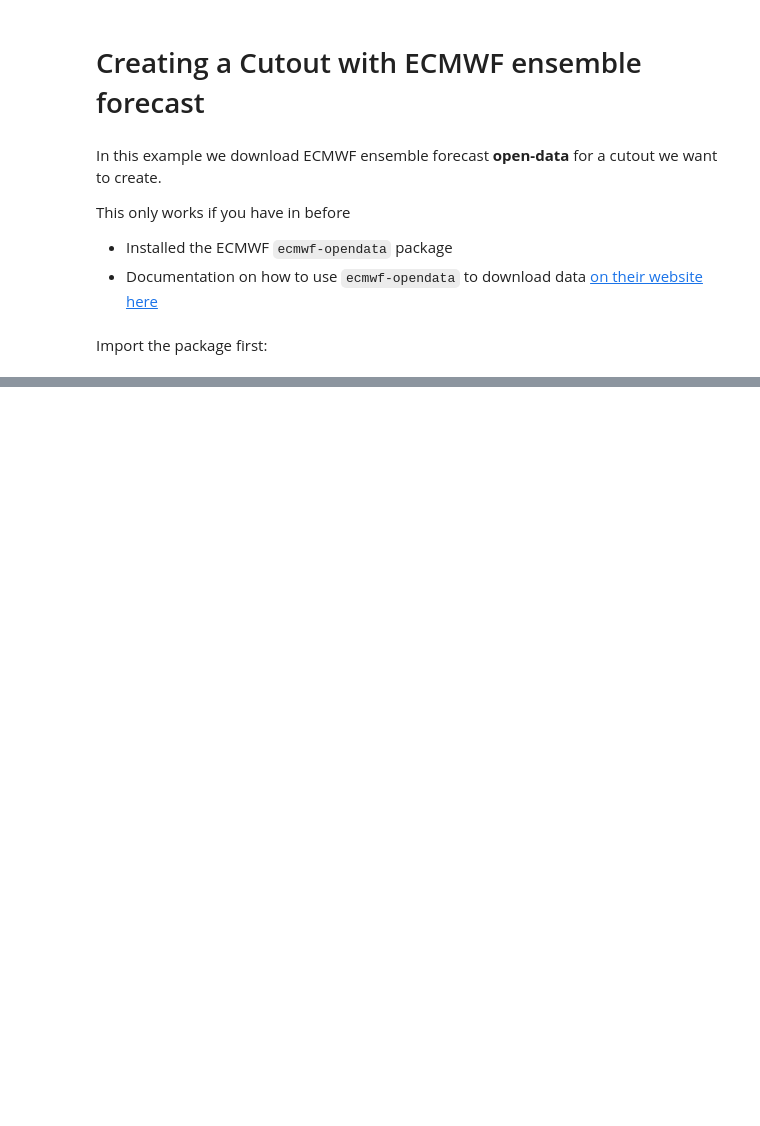
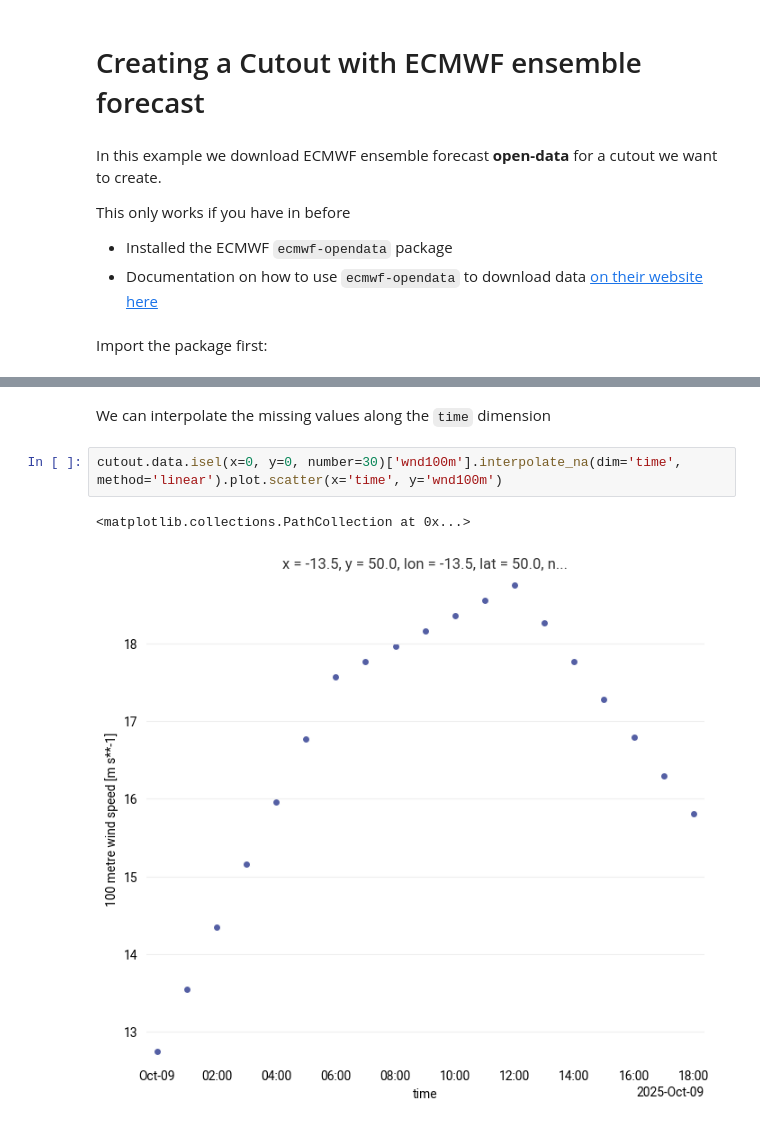
Before and after one commit to jialinyi94/atlite-meets-earthkit-data, a Jupyter notebook: examples/create_cutout_IFS_ENS.ipynb, the cells around one changed output, grey strips where cells are left out. Cells and saved outputs as stored; diff of their text form; blank space fills up the shorter version.

```diff
--- a/examples/create_cutout_IFS_ENS.ipynb
+++ b/examples/create_cutout_IFS_ENS.ipynb
@@ -33,0 +126,7 @@ cutout.prepared_features
+# %% [markdown]
+We can interpolate the missing values along the `time` dimension
+# %%
+cutout.data.isel(x=0, y=0, number=30)['wnd100m'].interpolate_na(dim='time', method='linear').plot.scatter(x='time', y='wnd100m')
+# %% [output]
+<matplotlib.collections.PathCollection at 0x...>
+[figure, added]
```
Also changed, not shown: parts of 10 cells of this notebook.
